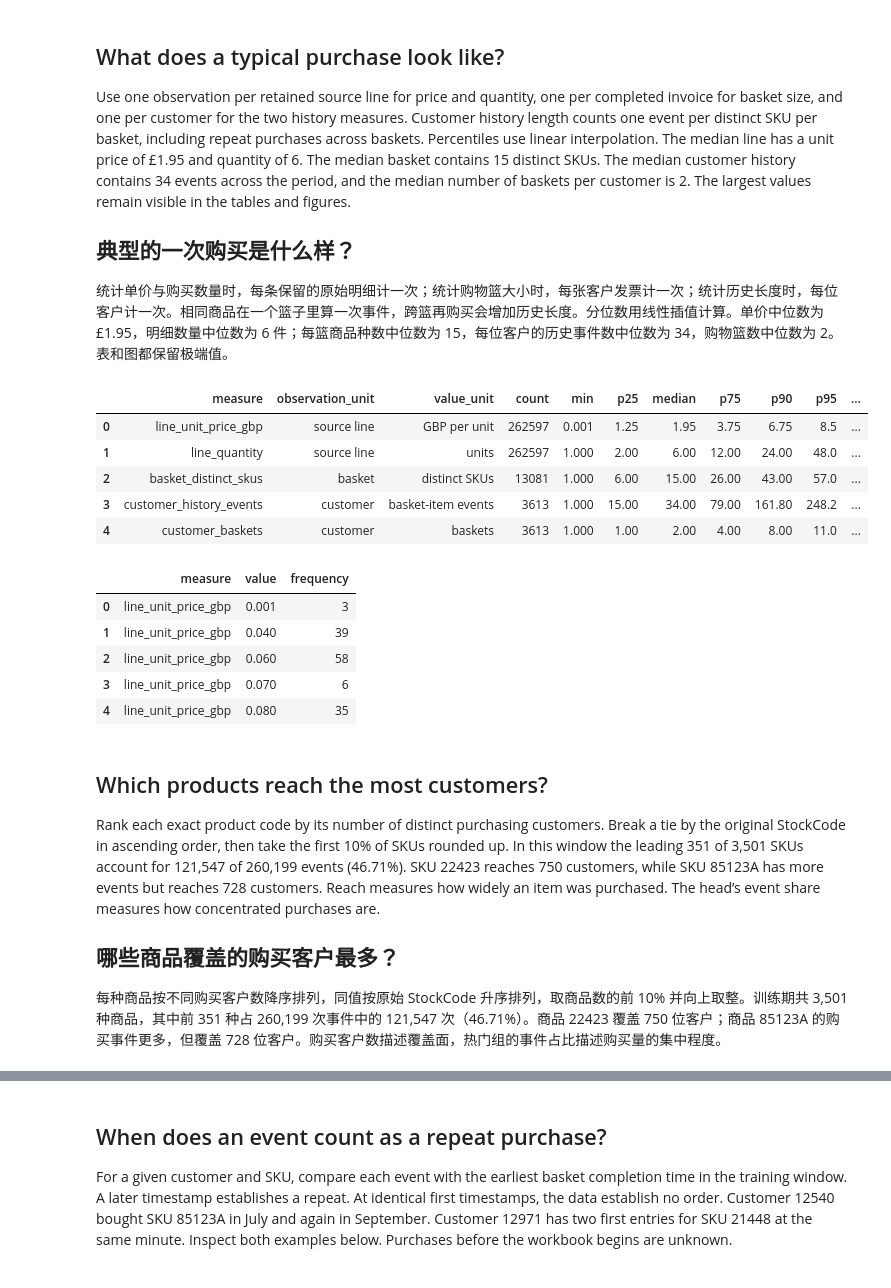
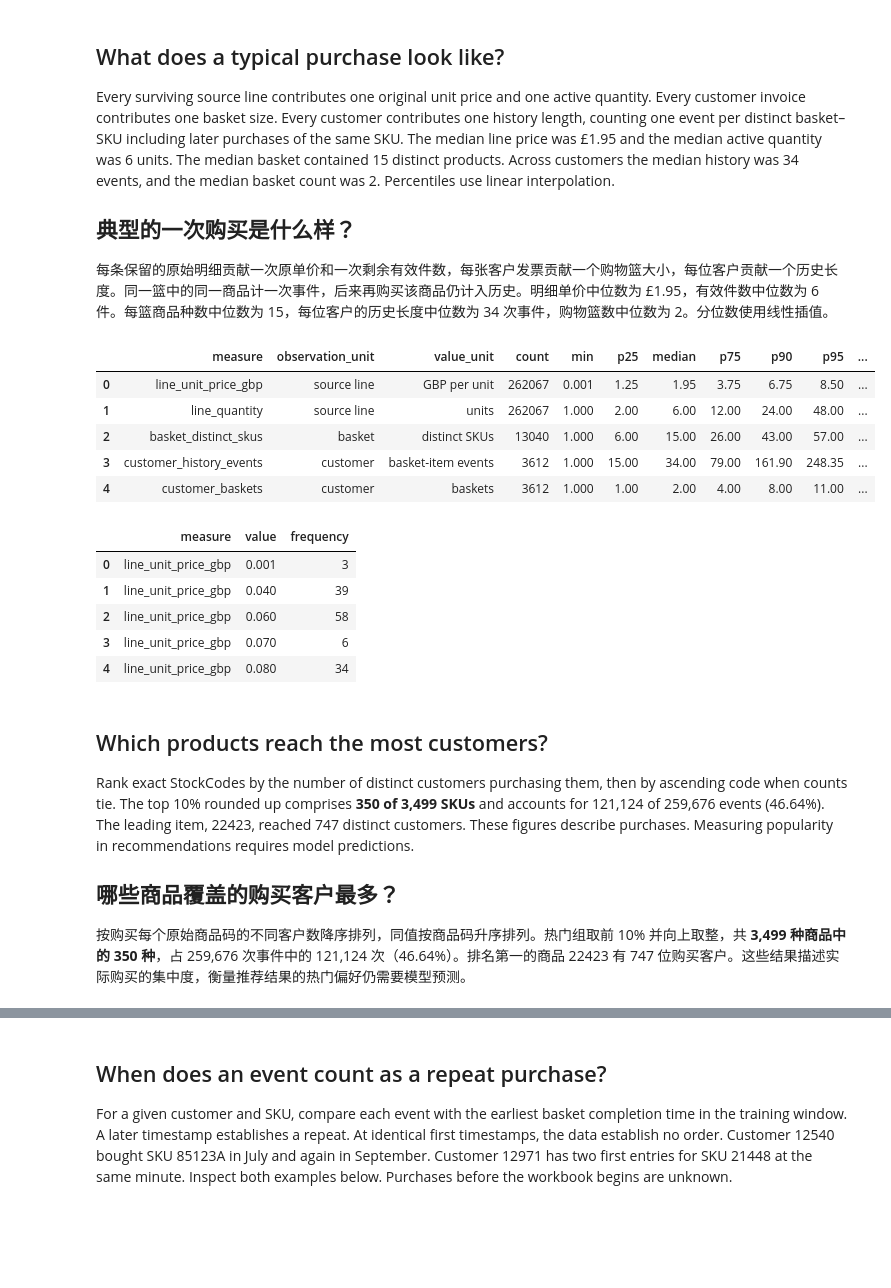
Before and after one commit to NobunagaK/online-retail-top10-recommendation, a Jupyter notebook: notebooks/training_eda.ipynb, the cells around one changed output, grey strips where cells are left out. Drawn from its saved outputs; the diff is of its cells as text; code cells hidden in the pictures; blank space fills up the shorter version.

Commit message:
Publish evidence-linked D1 notebooks and cutoff-specific training analysis

```diff
--- a/notebooks/training_eda.ipynb
+++ b/notebooks/training_eda.ipynb
@@ -71,7 +83,7 @@ def notebook_inputs(project, allow_download):
         return load_training_inputs(project)
     if not allow_download:
         raise FileNotFoundError("Run the D1 cleaning notebook or python -m scripts.prepare_data first. / 请先完成 D1 清洗。")
-    revision = "083f2c8514e3bb9824f4f9855176b76e5afb534e"
+    revision = "ccdbe06ef24b831c2e8017b57bbba04d17192821"
     base = f"https://raw.githubusercontent.com/NobunagaK/online-retail-top10-recommendation/{revision}"
     print("D1 data from GitHub / 从 GitHub 读取固定版本：", revision)
     with TemporaryDirectory() as work:
@@ -102,9 +118,5 @@ Use the half-open window `[2010-12-01, 2011-10-01)` on `basket_time`, the last r
 # %%
 INVOICE_KEYS = ["CustomerID", "InvoiceNo"]
-TRAIN_START = pd.Timestamp("2010-12-01")
-TRAIN_END = pd.Timestamp("2011-10-01")
-
-
 def select_training_data(
     events: pd.DataFrame, purchase_lines: pd.DataFrame, start=TRAIN_START, end=TRAIN_END,
 ) -> tuple[pd.DataFrame, pd.DataFrame]:
@@ -112,6 +124,8 @@ def select_training_data(
 
     The event table supplies one completion time per (CustomerID, InvoiceNo).
     A basket completed at the cutoff is excluded even if some lines are earlier.
+    Inputs with credit adjustments must already reflect only information available
+    at the requested cutoff. Filtering dates cannot undo a later credit.
     Read CSV identifiers as strings to preserve their original spelling and zeros.
     """
     start, end = pd.Timestamp(start), pd.Timestamp(end)
@@ -125,13 +139,20 @@ def select_training_data(
         ["basket_time", *INVOICE_KEYS, "StockCode"], ignore_index=True,
     )
     baskets = train_events[[*INVOICE_KEYS, "basket_time"]].drop_duplicates()
-    train_lines = purchase_lines.merge(baskets, on=INVOICE_KEYS, how="inner", validate="many_to_one")
+    train_lines = purchase_lines.merge(
+        baskets, on=INVOICE_KEYS, how="inner", validate="many_to_one", suffixes=("_source", ""),
+    )
+    if "basket_time_source" in train_lines:
+        if not pd.to_datetime(train_lines.pop("basket_time_source")).eq(train_lines["basket_time"]).all():
+            raise ValueError("Purchase lines and events disagree on their original basket completion time.")
     train_lines["InvoiceDate"] = pd.to_datetime(train_lines["InvoiceDate"])
     if train_lines["InvoiceDate"].gt(train_lines["basket_time"]).any():
         raise ValueError("A retained invoice line is dated after its basket's completion.")
     if len(train_lines) != train_events["source_lines"].sum():
         raise ValueError("Training basket source-line counts differ from the matched purchase lines.")
     return train_events, train_lines.sort_values("ExcelRow", ignore_index=True)
+
+
 events, lines = select_training_data(all_events, all_lines)
 assert events["basket_time"].ge(TRAIN_START).all() and events["basket_time"].lt(TRAIN_END).all()
 assert events["source_lines"].sum() == len(lines)
@@ -144,6 +165,15 @@ display(pd.Series({
     "baskets": len(events[INVOICE_KEYS].drop_duplicates()),
     "customers": events["CustomerID"].nunique(), "items": events["StockCode"].nunique(),
 }).to_frame("training_window"))
+assert len(events) == len(all_events) and len(lines) == len(all_lines)
+assert (lines["Quantity"] == lines["original_quantity"] - lines["cancelled_units"]).all()
+example = events["InvoiceNo"].eq("541431") & events["StockCode"].eq("23166")
+assert not example.any()
+print("541431 / 23166 active events at cutoff / 截止时有效事件数", int(example.sum()))
+evidence_columns = ["ExcelRow", "CustomerID", "InvoiceNo", "StockCode", "InvoiceDate",
+                    "original_quantity", "cancelled_units", "returned_units", "Quantity", "UnitPrice"]
+display(lines.nlargest(3, "Quantity")[evidence_columns])
+display(lines.loc[lines["cancelled_units"].gt(0), evidence_columns].head(3))
 # %% [output]
 |  | training_window |
 | first_completed | 2010-12-01 08:26:00 |
@@ -206,19 +245,19 @@ display(monthly)
 # %% [markdown]
 ## What does a typical purchase look like?
 
-Use one observation per retained source line for price and quantity, one per completed invoice for basket size, and one per customer for the two history measures. Customer history length counts one event per distinct SKU per basket, including repeat purchases across baskets. Percentiles use linear interpolation. The median line has a unit price of £1.95 and quantity of 6. The median basket contains 15 distinct SKUs. The median customer history contains 34 events across the period, and the median number of baskets per customer is 2. The largest values remain visible in the tables and figures.
+Every surviving source line contributes one original unit price and one active quantity. Every customer invoice contributes one basket size. Every customer contributes one history length, counting one event per distinct basket–SKU including later purchases of the same SKU. The median line price was £1.95 and the median active quantity was 6 units. The median basket contained 15 distinct products. Across customers the median history was 34 events, and the median basket count was 2. Percentiles use linear interpolation.
 
 ## 典型的一次购买是什么样？
 
-统计单价与购买数量时，每条保留的原始明细计一次；统计购物篮大小时，每张客户发票计一次；统计历史长度时，每位客户计一次。相同商品在一个篮子里算一次事件，跨篮再购买会增加历史长度。分位数用线性插值计算。单价中位数为 £1.95，明细数量中位数为 6 件；每篮商品种数中位数为 15，每位客户的历史事件数中位数为 34，购物篮数中位数为 2。表和图都保留极端值。
+每条保留的原始明细贡献一次原单价和一次剩余有效件数，每张客户发票贡献一个购物篮大小，每位客户贡献一个历史长度。同一篮中的同一商品计一次事件，后来再购买该商品仍计入历史。明细单价中位数为 £1.95，有效件数中位数为 6 件。每篮商品种数中位数为 15，每位客户的历史长度中位数为 34 次事件，购物篮数中位数为 2。分位数使用线性插值。
 # %%
 def distribution_tables(
     train_events: pd.DataFrame, train_lines: pd.DataFrame,
 ) -> tuple[pd.DataFrame, pd.DataFrame]:
     """Return exact-value frequencies and summaries of five training distributions.
 
-    Price and quantity are observed once per source line, with no quantity
-    weighting. Basket size counts distinct SKUs per completed customer invoice.
+    Original unit price and surviving quantity are observed once per active
+    source line, with no quantity weighting. Basket size counts distinct SKUs per completed customer invoice.
     History length counts basket-item events per customer across the full training
     window, including repeat purchases on later invoices. Basket frequency counts
     distinct completed invoices per customer in that same window. Quantiles use
@@ -233,52 +272,52 @@ def distribution_tables(
             train_events.groupby("CustomerID").size(), "customer", "basket-item events",
         ),
         "customer_baskets": (
             baskets.groupby(level="CustomerID").size(), "customer", "baskets",
         ),
     }
     frequencies, summaries = [], []
     quantiles = {"p25": .25, "median": .5, "p75": .75, "p90": .90, "p95": .95, "p99": .99}
     for measure, (observations, observation_unit, value_unit) in distributions.items():
         counts = observations.value_counts().sort_index().rename_axis("value")
         frequencies.append(counts.rename("frequency").reset_index().assign(measure=measure))
         percentiles = observations.quantile(list(quantiles.values()))
         summaries.append({
             "measure": measure,
             "observation_unit": observation_unit,
             "value_unit": value_unit,
             "count": len(observations),
             "min": observations.min(),
             **{name: percentiles.loc[q] for name, q in quantiles.items()},
             "max": observations.max(),
             "mean": observations.mean(),
         })
     frequency_table = pd.concat(frequencies, ignore_index=True)[["measure", "value", "frequency"]]
     return frequency_table, pd.DataFrame(summaries)
 frequency, distributions = distribution_tables(events, lines)
 assert frequency.groupby("measure")["frequency"].sum().to_dict() == distributions.set_index("measure")["count"].to_dict()
 display(distributions)
 display(frequency.loc[frequency["measure"].eq("line_unit_price_gbp")].head())
 # %% [output]
 |  | measure | observation_unit | value_unit | count | min | p25 | median | p75 | p90 | p95 | ... |
-| 0 | line_unit_price_gbp | source line | GBP per unit | 262597 | 0.001 | 1.25 | 1.95 | 3.75 | 6.75 | 8.5 | ... |
-| 1 | line_quantity | source line | units | 262597 | 1.000 | 2.00 | 6.00 | 12.00 | 24.00 | 48.0 | ... |
-| 2 | basket_distinct_skus | basket | distinct SKUs | 13081 | 1.000 | 6.00 | 15.00 | 26.00 | 43.00 | 57.0 | ... |
-| 3 | customer_history_events | customer | basket-item events | 3613 | 1.000 | 15.00 | 34.00 | 79.00 | 161.80 | 248.2 | ... |
-| 4 | customer_baskets | customer | baskets | 3613 | 1.000 | 1.00 | 2.00 | 4.00 | 8.00 | 11.0 | ... |
+| 0 | line_unit_price_gbp | source line | GBP per unit | 262067 | 0.001 | 1.25 | 1.95 | 3.75 | 6.75 | 8.50 | ... |
+| 1 | line_quantity | source line | units | 262067 | 1.000 | 2.00 | 6.00 | 12.00 | 24.00 | 48.00 | ... |
+| 2 | basket_distinct_skus | basket | distinct SKUs | 13040 | 1.000 | 6.00 | 15.00 | 26.00 | 43.00 | 57.00 | ... |
+| 3 | customer_history_events | customer | basket-item events | 3612 | 1.000 | 15.00 | 34.00 | 79.00 | 161.90 | 248.35 | ... |
+| 4 | customer_baskets | customer | baskets | 3612 | 1.000 | 1.00 | 2.00 | 4.00 | 8.00 | 11.00 | ... |
 |  | measure | value | frequency |
 | 0 | line_unit_price_gbp | 0.001 | 3 |
 | 1 | line_unit_price_gbp | 0.040 | 39 |
 | 2 | line_unit_price_gbp | 0.060 | 58 |
 | 3 | line_unit_price_gbp | 0.070 | 6 |
-| 4 | line_unit_price_gbp | 0.080 | 35 |
+| 4 | line_unit_price_gbp | 0.080 | 34 |
 # %% [markdown]
 ## Which products reach the most customers?
 
-Rank each exact product code by its number of distinct purchasing customers. Break a tie by the original StockCode in ascending order, then take the first 10% of SKUs rounded up. In this window the leading 351 of 3,501 SKUs account for 121,547 of 260,199 events (46.71%). SKU 22423 reaches 750 customers, while SKU 85123A has more events but reaches 728 customers. Reach measures how widely an item was purchased. The head’s event share measures how concentrated purchases are.
+Rank exact StockCodes by the number of distinct customers purchasing them, then by ascending code when counts tie. The top 10% rounded up comprises **350 of 3,499 SKUs** and accounts for 121,124 of 259,676 events (46.64%). The leading item, 22423, reached 747 distinct customers. These figures describe purchases. Measuring popularity in recommendations requires model predictions.
 
 ## 哪些商品覆盖的购买客户最多？
 
-每种商品按不同购买客户数降序排列，同值按原始 StockCode 升序排列，取商品数的前 10% 并向上取整。训练期共 3,501 种商品，其中前 351 种占 260,199 次事件中的 121,547 次（46.71%）。商品 22423 覆盖 750 位客户；商品 85123A 的购买事件更多，但覆盖 728 位客户。购买客户数描述覆盖面，热门组的事件占比描述购买量的集中程度。
+按购买每个原始商品码的不同客户数降序排列，同值按商品码升序排列。热门组取前 10% 并向上取整，共 **3,499 种商品中的 350 种**，占 259,676 次事件中的 121,124 次（46.64%）。排名第一的商品 22423 有 747 位购买客户。这些结果描述实际购买的集中度，衡量推荐结果的热门偏好仍需要模型预测。
 # %%
 def _share(numerator: int, denominator: int) -> float | None:
     return numerator / denominator if denominator else None
```
Also changed, not shown: parts of 19 cells of this notebook, 20 other files.
